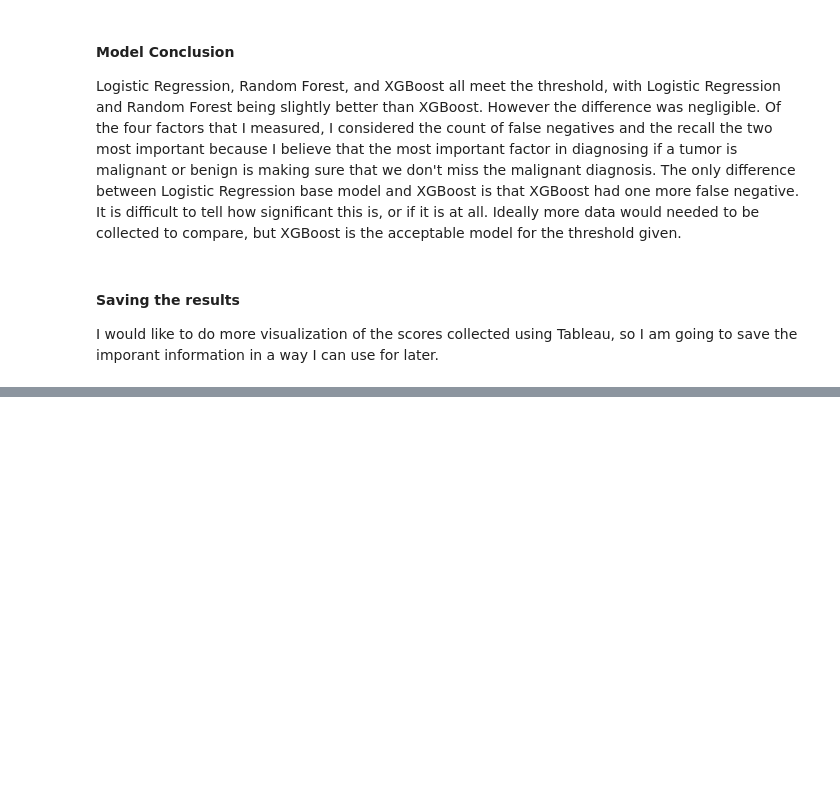
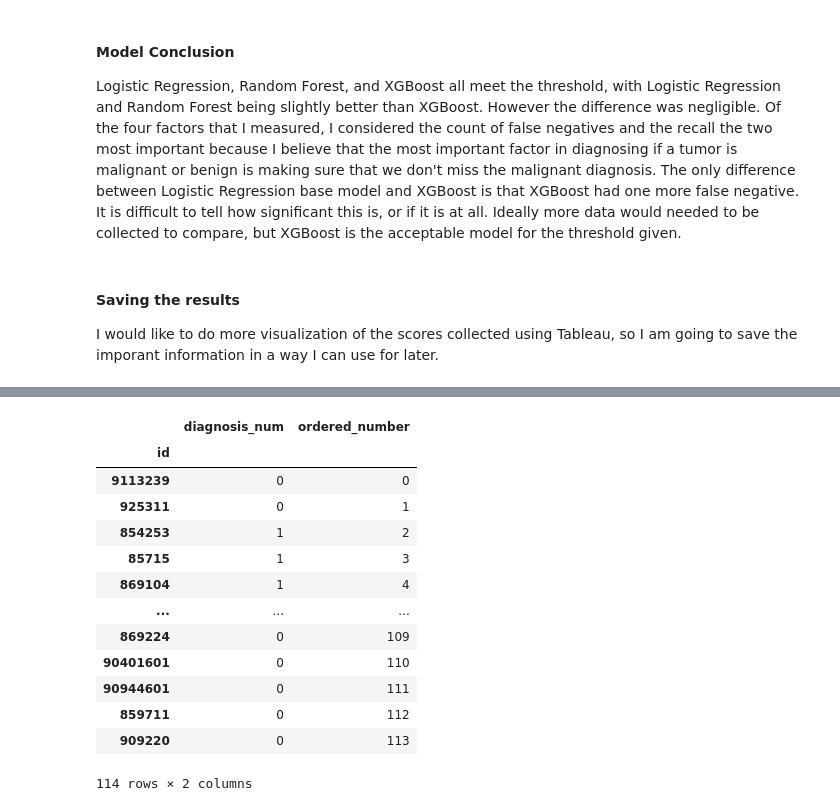
Before and after one commit to dawgtree/CapstoneThreeProject, a Jupyter notebook: Cancer Diagnosis Capstone Project Modeling.ipynb, the cells around one changed output, grey strips where cells are left out. Drawn from its saved outputs; the diff is of its cells as text; code cells hidden in the pictures; blank space fills up the shorter version.

```diff
--- a/Cancer Diagnosis Capstone Project Modeling.ipynb
+++ b/Cancer Diagnosis Capstone Project Modeling.ipynb
@@ -726,0 +771,18 @@ auc = pd.DataFrame(auc_dic).to_csv('auc.csv')
+# %%
+y_test_p['ordered_number'] = range(0, len(y_test_p))
+y_test_p
+# %% [output]
+|  | diagnosis_num | ordered_number |
+| id |  |  |
+| 9113239 | 0 | 0 |
+| 925311 | 0 | 1 |
+| 854253 | 1 | 2 |
+| 85715 | 1 | 3 |
+| 869104 | 1 | 4 |
+| ... | ... | ... |
+| 869224 | 0 | 109 |
+| 90401601 | 0 | 110 |
+| 90944601 | 0 | 111 |
+| 859711 | 0 | 112 |
+| 909220 | 0 | 113 |
+114 rows × 2 columns
```
Also changed, not shown: parts of 19 cells of this notebook, 1 other file.
